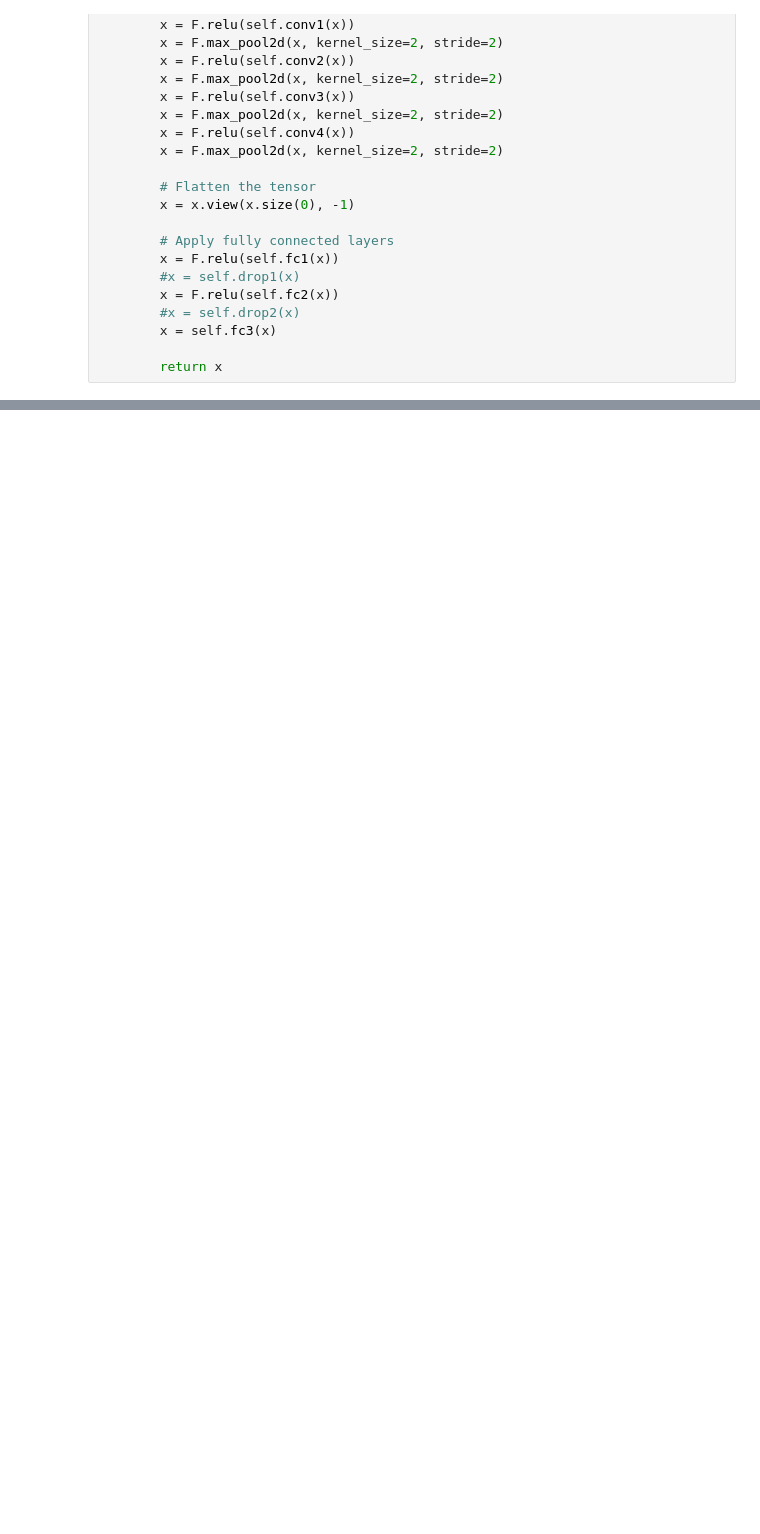
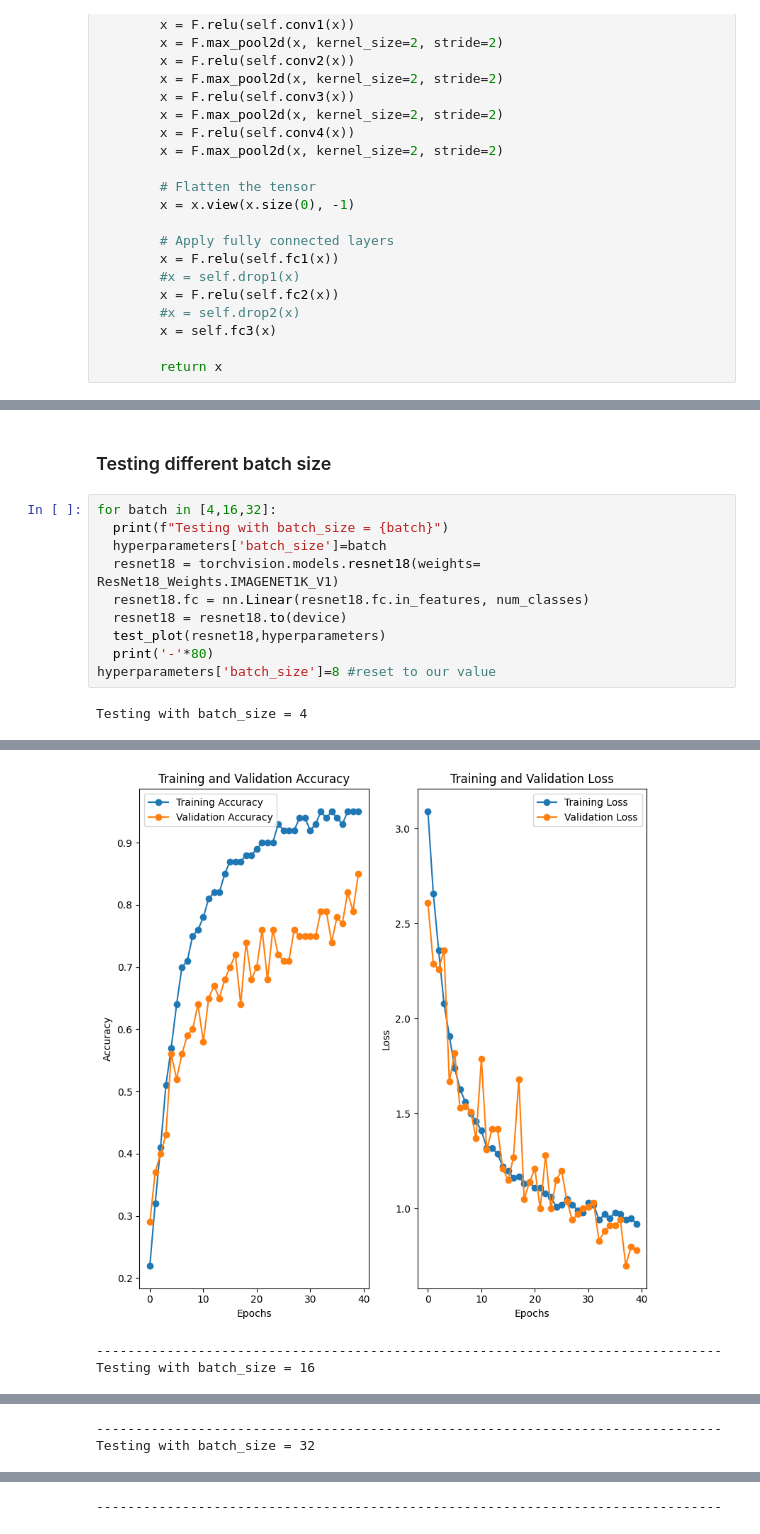
Before and after one commit to Kagannn3/IPCVAssignment1, a Jupyter notebook: IPCV_assignment2v2.ipynb, the cells around one changed output, grey strips where cells are left out. Drawn from its saved outputs; the diff is of its cells as text; blank space fills up the shorter version.

```diff
--- a/IPCV_assignment2v2.ipynb
+++ b/IPCV_assignment2v2.ipynb
@@ -630,0 +512,14 @@ Epoch [80/80], Train Loss: 0.1017, Train Acc: 0.9864, Val Loss: 0.1663, Val Acc:
+# %% [markdown]
+### Testing different batch size
+# %%
+for batch in [4,16,32]:
+  print(f"Testing with batch_size = {batch}")
+  hyperparameters['batch_size']=batch
+  resnet18 = torchvision.models.resnet18(weights= ResNet18_Weights.IMAGENET1K_V1)
+  resnet18.fc = nn.Linear(resnet18.fc.in_features, num_classes)
+  resnet18 = resnet18.to(device)
+  test_plot(resnet18,hyperparameters)
+  print('-'*80)
+hyperparameters['batch_size']=8 #reset to our value
+# %% [output]
+Testing with batch_size = 4
@@ -630,0 +527,3 @@ Epoch [80/80], Train Loss: 0.1017, Train Acc: 0.9864, Val Loss: 0.1663, Val Acc:
+[figure, added]
+--------------------------------------------------------------------------------
+Testing with batch_size = 16
@@ -630,0 +532,2 @@ Epoch [80/80], Train Loss: 0.1017, Train Acc: 0.9864, Val Loss: 0.1663, Val Acc:
+--------------------------------------------------------------------------------
+Testing with batch_size = 32
@@ -630,0 +536 @@ Epoch [80/80], Train Loss: 0.1017, Train Acc: 0.9864, Val Loss: 0.1663, Val Acc:
+--------------------------------------------------------------------------------
```
Also changed, not shown: parts of 32 cells of this notebook.
